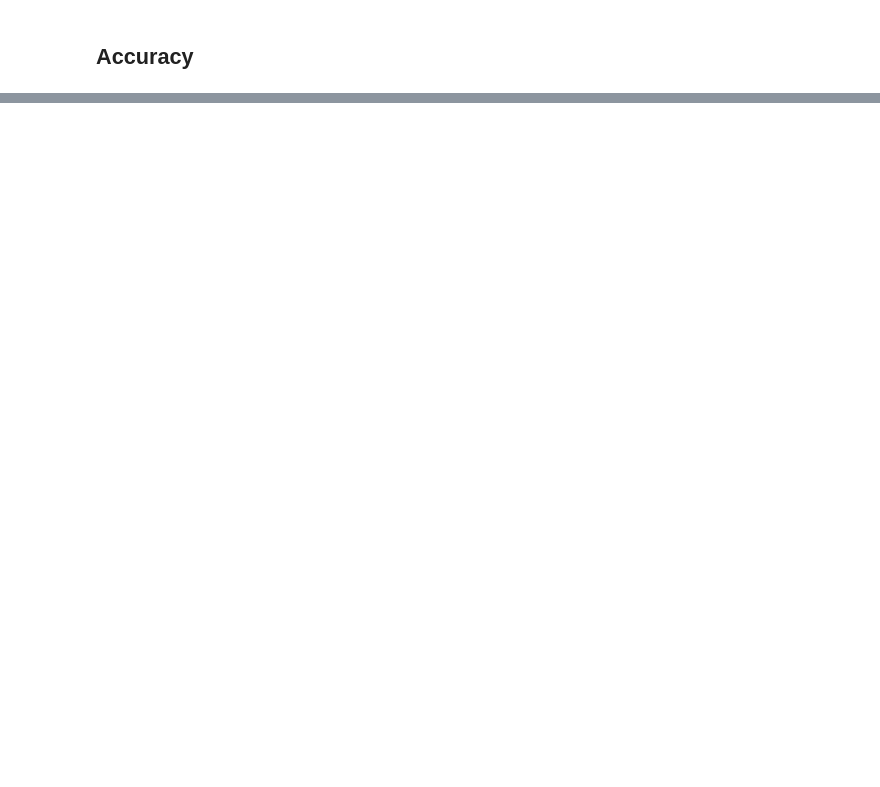
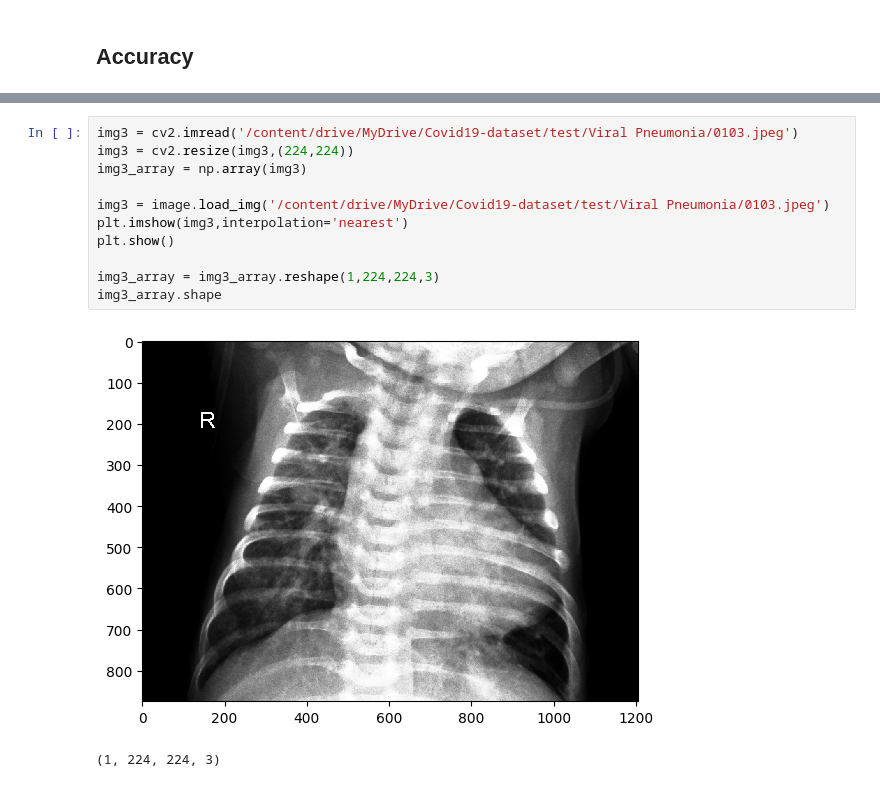
Before and after one commit to Tbharvesh/DeepLearningProject, a Jupyter notebook: Copy_of_DL_Project.ipynb, the cells around one changed output, grey strips where cells are left out. Drawn from its saved outputs; the diff is of its cells as text; blank space fills up the shorter version.

```diff
--- a/Copy_of_DL_Project.ipynb
+++ b/Copy_of_DL_Project.ipynb
@@ -203,0 +255,14 @@ Val accuracy : 93.9393937587738 %
+# %%
+img3 = cv2.imread('/content/drive/MyDrive/Covid19-dataset/test/Viral Pneumonia/0103.jpeg')
+img3 = cv2.resize(img3,(224,224))
+img3_array = np.array(img3)
+
+img3 = image.load_img('/content/drive/MyDrive/Covid19-dataset/test/Viral Pneumonia/0103.jpeg')
+plt.imshow(img3,interpolation='nearest')
+plt.show()
+
+img3_array = img3_array.reshape(1,224,224,3)
+img3_array.shape
+# %% [output]
+[figure, added]
+(1, 224, 224, 3)
```
Also changed, not shown: parts of 11 cells of this notebook.
